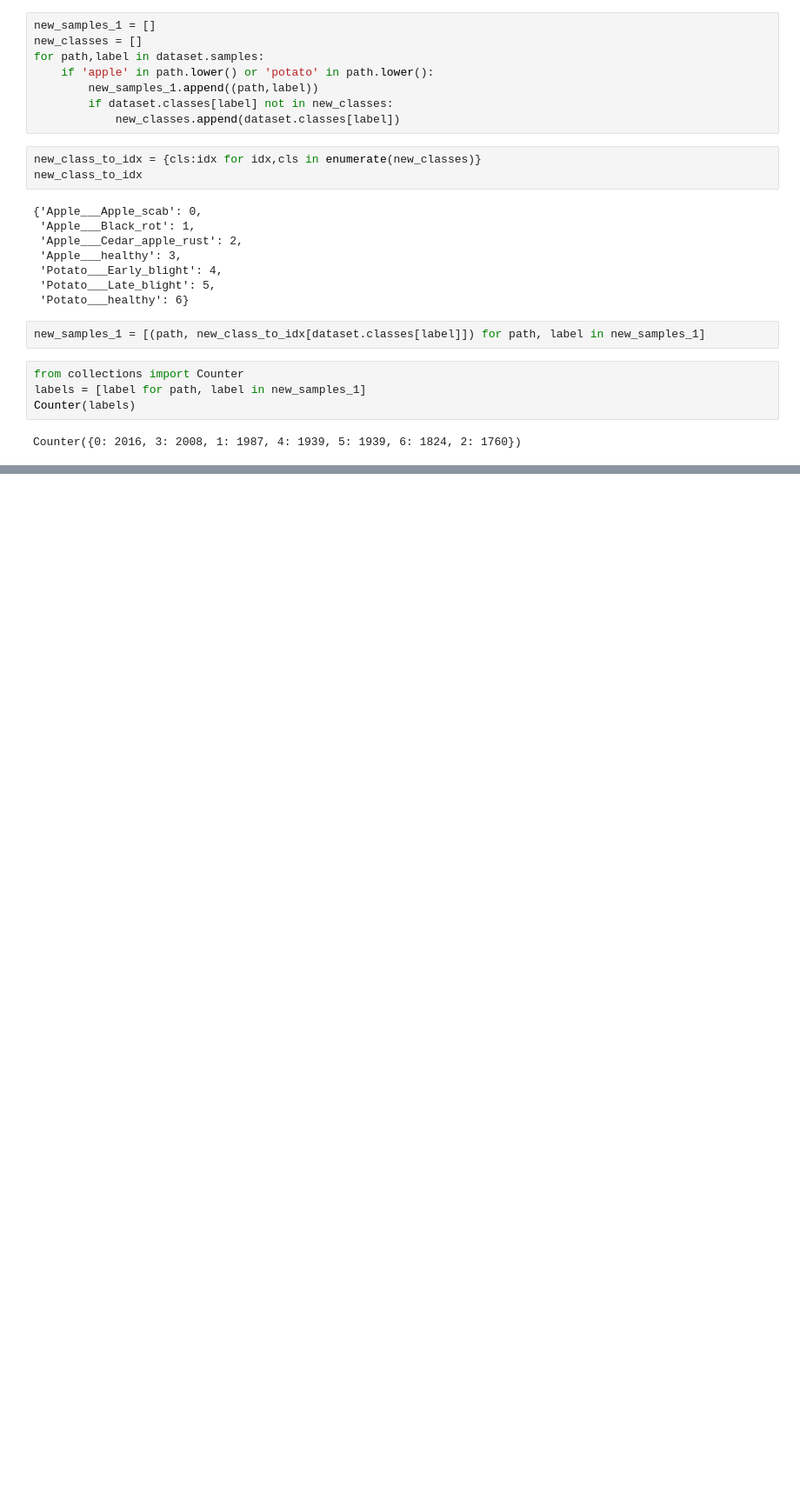
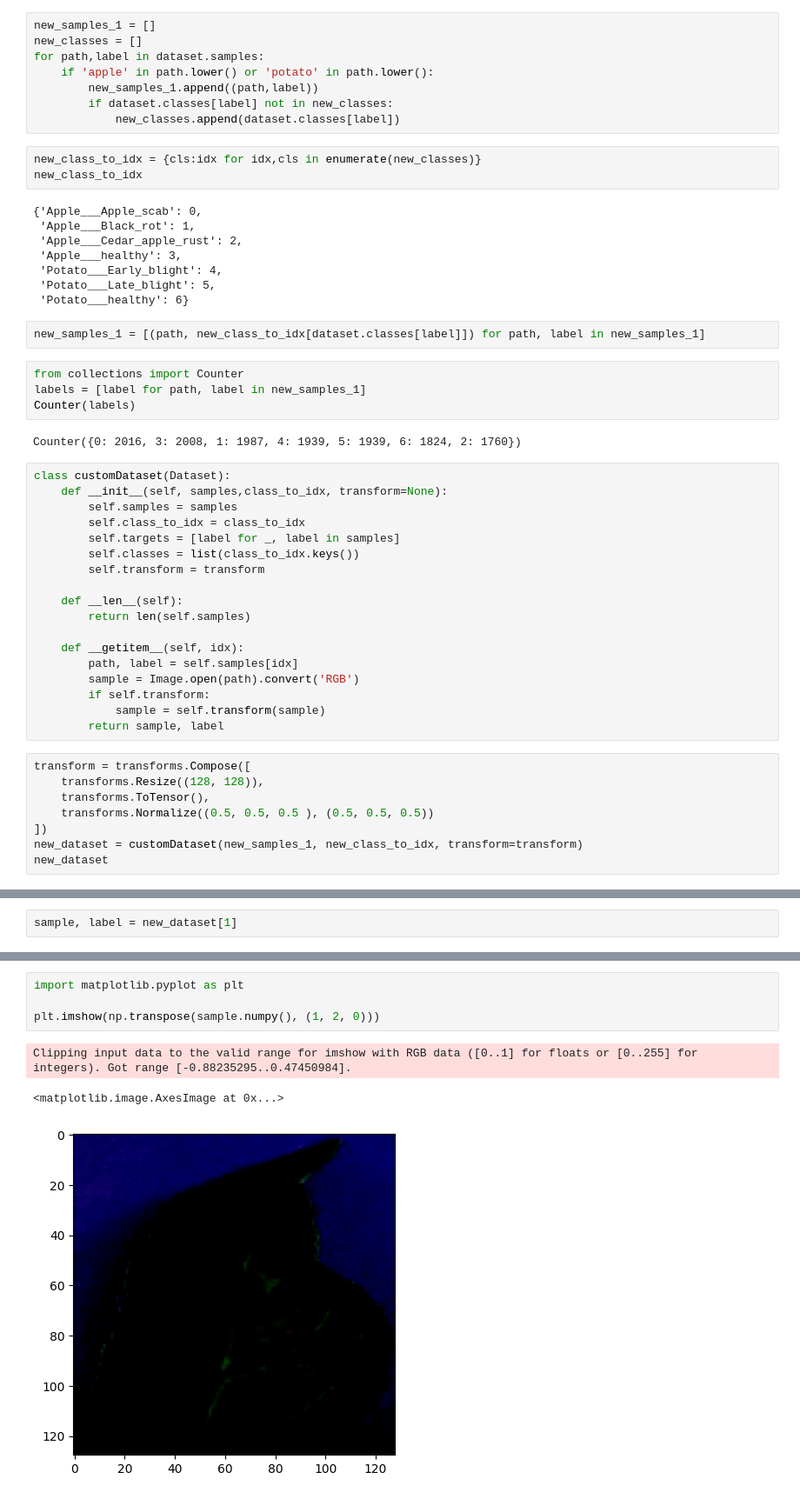
Before and after one commit to Darshan39-ML/Pytorch_project_2, a Jupyter notebook: train.ipynb, the cells around one changed output, grey strips where cells are left out. Shown: that part at 87% size. Drawn from its saved outputs; the diff is of its cells as text; blank space fills up the shorter version.

```diff
--- a/train.ipynb
+++ b/train.ipynb
@@ -112,3 +112,29 @@ labels = [label for path, label in new_samples_1]
 Counter(labels)
 # %% [output]
 Counter({0: 2016, 3: 2008, 1: 1987, 4: 1939, 5: 1939, 6: 1824, 2: 1760})
+# %%
+class customDataset(Dataset):
+    def __init__(self, samples,class_to_idx, transform=None):
+        self.samples = samples
+        self.class_to_idx = class_to_idx
+        self.targets = [label for _, label in samples]
+        self.classes = list(class_to_idx.keys())
+        self.transform = transform
+
+    def __len__(self):
+        return len(self.samples)
+
+    def __getitem__(self, idx):
+        path, label = self.samples[idx]
+        sample = Image.open(path).convert('RGB')
+        if self.transform:
+            sample = self.transform(sample)
+        return sample, label
+# %%
+transform = transforms.Compose([
+    transforms.Resize((128, 128)),
+    transforms.ToTensor(),
+    transforms.Normalize((0.5, 0.5, 0.5 ), (0.5, 0.5, 0.5))
+])
+new_dataset = customDataset(new_samples_1, new_class_to_idx, transform=transform)
+new_dataset
@@ -114,0 +173,2 @@ Counter({0: 2016, 3: 2008, 1: 1987, 4: 1939, 5: 1939, 6: 1824, 2: 1760})
+# %%
+sample, label = new_dataset[1]
@@ -114,0 +195,8 @@ Counter({0: 2016, 3: 2008, 1: 1987, 4: 1939, 5: 1939, 6: 1824, 2: 1760})
+# %%
+import matplotlib.pyplot as plt
+
+plt.imshow(np.transpose(sample.numpy(), (1, 2, 0)))
+# %% [output]
+Clipping input data to the valid range for imshow with RGB data ([0..1] for floats or [0..255] for integers). Got range [-0.88235295..0.47450984].
+<matplotlib.image.AxesImage at 0x...>
+[figure, added]
```
Also changed, not shown: parts of 4 cells of this notebook.
